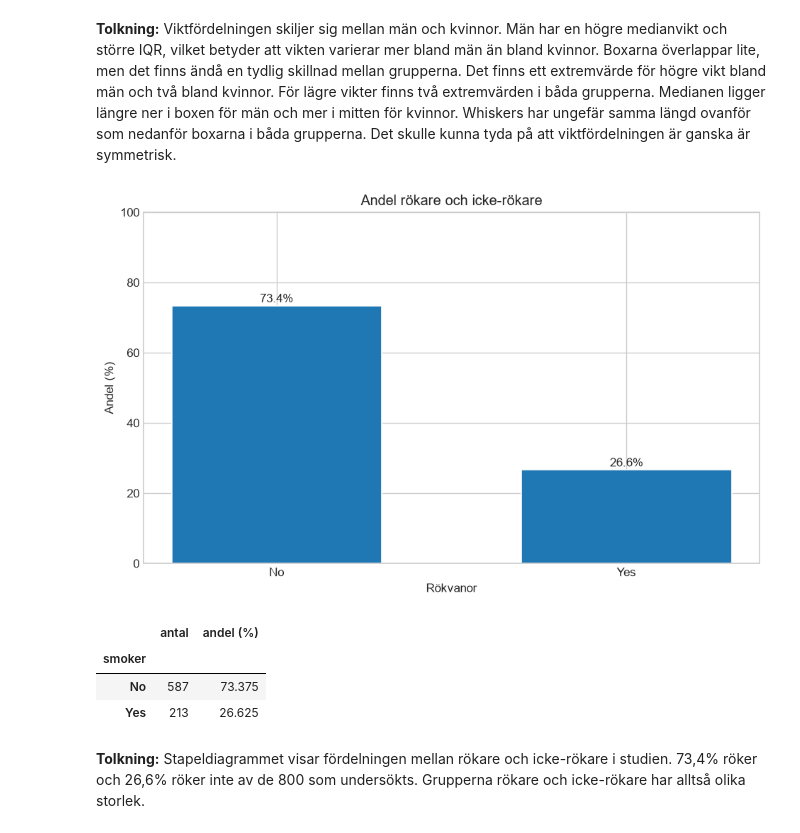
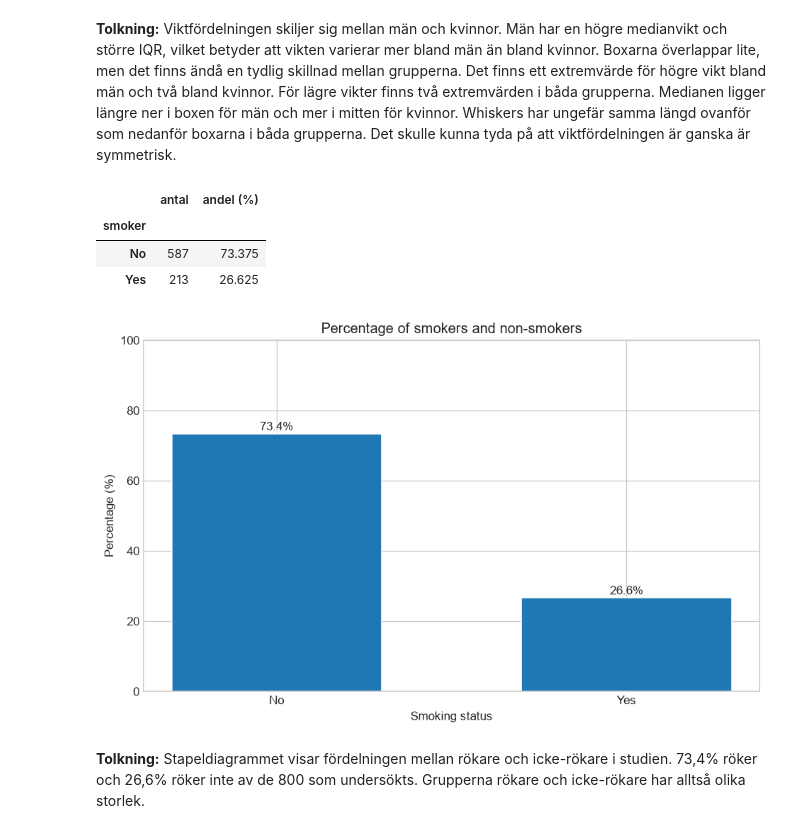
Before and after one commit to kape-code/health-study, a Jupyter notebook: report.ipynb, the cells around one changed output. Saved outputs shown, nothing was run; the diff lists cells and outputs as text; code cells hidden in the pictures.

```diff
--- a/report.ipynb
+++ b/report.ipynb
@@ -207,34 +435,17 @@ plt.show()
 # %% [markdown]
 **Tolkning:** Viktfördelningen skiljer sig mellan män och kvinnor. Män har en högre medianvikt och större IQR, vilket betyder att vikten varierar mer bland män än bland kvinnor. Boxarna överlappar lite, men det finns ändå en tydlig skillnad mellan grupperna. Det finns ett extremvärde för högre vikt bland män och två bland kvinnor. För lägre vikter finns två extremvärden i båda grupperna. Medianen ligger längre ner i boxen för män och mer i mitten för kvinnor. Whiskers har ungefär samma längd ovanför som nedanför boxarna i båda grupperna. Det skulle kunna tyda på att viktfördelningen är ganska är symmetrisk.
 # %%
-smoker_summary = pd.DataFrame({
-    "antal": df["smoker"].value_counts(),
-    "andel (%)": df["smoker"].value_counts(normalize=True) * 100
-})
-
+# Smoker summary
+smoker_summary = analyzer.get_summary_smoker()
+display(smoker_summary)
 # Stapeldiagram över andelen rökare
-plt.bar(
-    smoker_summary["andel (%)"].index,
-    smoker_summary["andel (%)"].values,
-    edgecolor="white",
-    width=0.6
-)
-for i, value in enumerate(smoker_summary["andel (%)"].values):
-    plt.text(i, value + 1, f"{value:.1f}%", ha="center")
-
-plt.ylim(0, 100)
-plt.title("Andel rökare och icke-rökare")
-plt.xlabel("Rökvanor")
-plt.ylabel("Andel (%)")
-plt.tight_layout()
-plt.show()
-display(smoker_summary)
+visualizer.plot_smoker(smoker_summary)
 # %% [output]
+|  | antal | andel (%) |
+| smoker |  |  |
+| No | 587 | 73.375 |
+| Yes | 213 | 26.625 |
-[figure, old version]
+[figure, new version]
-|  | antal | andel (%) |
-| smoker |  |  |
-| No | 587 | 73.375 |
-| Yes | 213 | 26.625 |
 # %% [markdown]
 **Tolkning:** Stapeldiagrammet visar fördelningen mellan rökare och icke-rökare i studien. 73,4% röker och 26,6% röker inte av de 800 som undersökts. Grupperna rökare och icke-rökare har alltså olika storlek.
 # %% [markdown]
```
Also changed, not shown: parts of 9 cells of this notebook.
